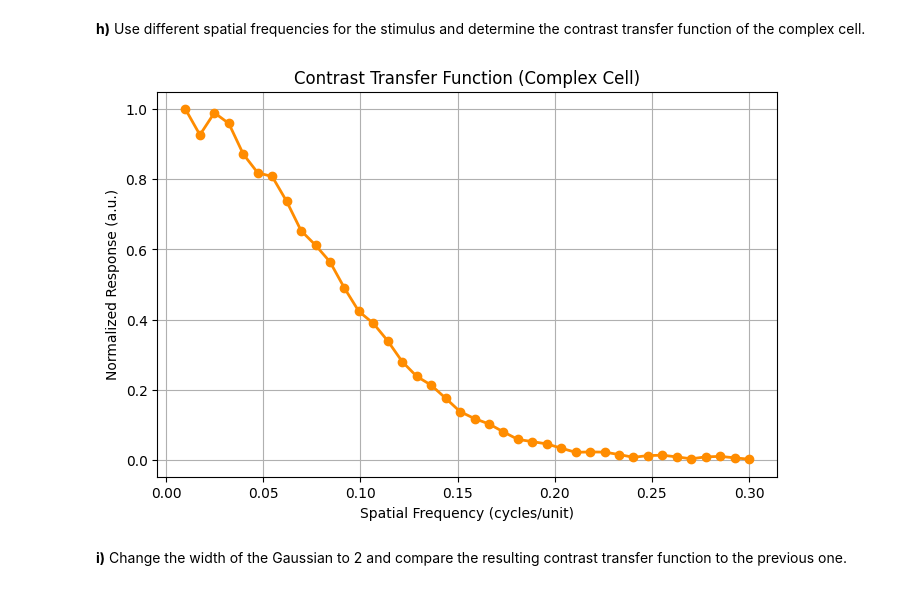
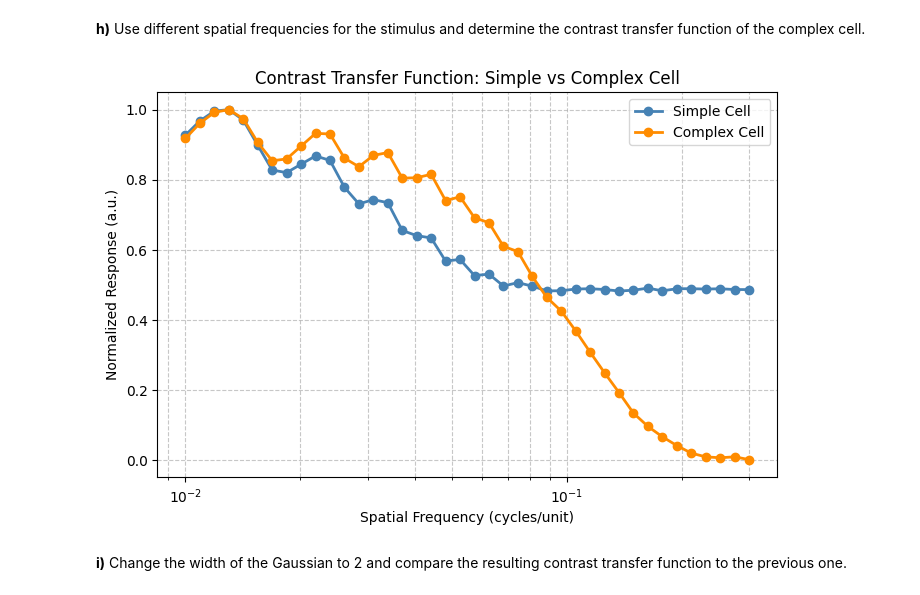
Before and after one commit to AtharvSuryawanshi/WP-5-Neural-Code, a Jupyter notebook: Exercises/Exercise_03.ipynb, the cells around one changed output. Drawn from its saved outputs; the diff is of its cells as text; code cells hidden in the pictures.

Commit message:
contrast transfer

```diff
--- a/Exercises/Exercise_03.ipynb
+++ b/Exercises/Exercise_03.ipynb
@@ -235,33 +235,46 @@ Use different spatial frequencies for the stimulus and determine the contrast tr
 # %%
 # --- Parameters ---
 x = np.linspace(-50, 50, 2000)  # spatial axis
 sigma = 3
-spatial_freqs = np.linspace(0.01, 0.3, 40)  # spatial frequencies (cycles/unit)
+spatial_freqs = np.logspace(np.log10(0.01), np.log10(0.3), 40)  # log-spaced frequencies
 
-responses = []
+responses_simple = []
+responses_complex = []
 
 # --- Compute responses for each spatial frequency ---
 for f in spatial_freqs:
     lam = 1.0 / f  # wavelength
     stimulus = np.cos(2 * np.pi * f * x)  # sinusoidal grating stimulus
-    # use your G_x_complex_cell
-    filt = G_x_complex_cell(x, sigma, lam, 0)
-    response = np.convolve(stimulus, filt, mode='same')
-    responses.append(np.mean(np.abs(response)))  # take mean magnitude as amplitude
 
-responses = np.array(responses)
-ctf = responses / responses.max()  # normalize to get contrast transfer function
+    # Simple cell filter and response
+    filt_simple = G(x, sigma, lam, 0)
+    response_simple = np.convolve(stimulus, filt_simple, mode='same')
+    responses_simple.append(np.mean(np.abs(response_simple)))  # mean magnitude
 
-# --- Plot CTF ---
+    # Complex cell filter and response
+    filt_complex = G_x_complex_cell(x, sigma, lam, 0)
+    response_complex = np.convolve(stimulus, filt_complex, mode='same')
+    responses_complex.append(np.mean(np.abs(response_complex)))
+
+# --- Normalize ---
+responses_simple = np.array(responses_simple)
+responses_complex = np.array(responses_complex)
+ctf_simple = responses_simple / responses_simple.max()
+ctf_complex = responses_complex / responses_complex.max()
+
+# --- Plot CTFs ---
 plt.figure(figsize=(8, 5))
-plt.plot(spatial_freqs, ctf, '-o', color='darkorange', lw=2)
+plt.plot(spatial_freqs, ctf_simple, '-o', label='Simple Cell', color='steelblue', lw=2)
+plt.plot(spatial_freqs, ctf_complex, '-o', label='Complex Cell', color='darkorange', lw=2)
+plt.xscale('log')  # log x-axis
 plt.xlabel('Spatial Frequency (cycles/unit)')
 plt.ylabel('Normalized Response (a.u.)')
-plt.title('Contrast Transfer Function (Complex Cell)')
-plt.grid(True)
+plt.title('Contrast Transfer Function: Simple vs Complex Cell')
+plt.legend()
+plt.grid(True, which='both', ls='--', alpha=0.7)
 plt.show()
 # %% [output]
-[figure, old version]
+[figure, new version]
 # %% [markdown]
 **i)**
 Change the width of the Gaussian to 2 and compare the resulting contrast transfer function to the previous one.
```
